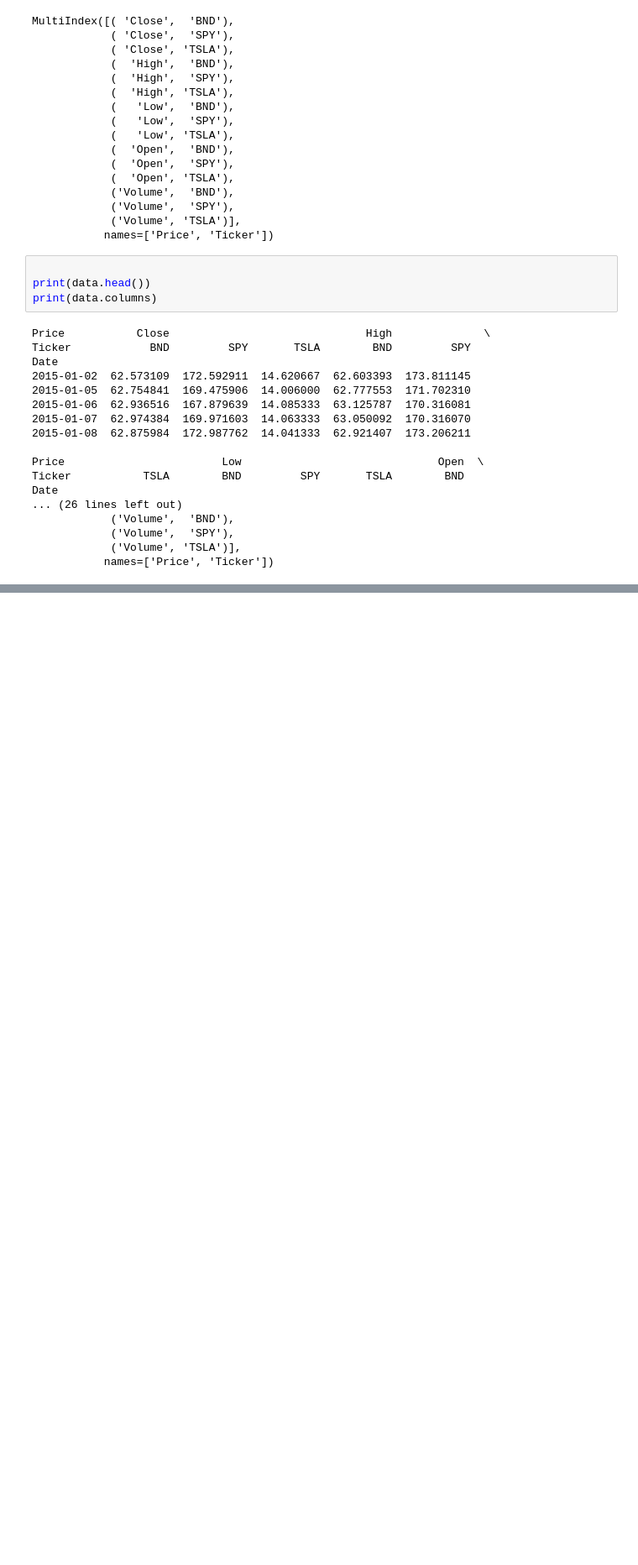
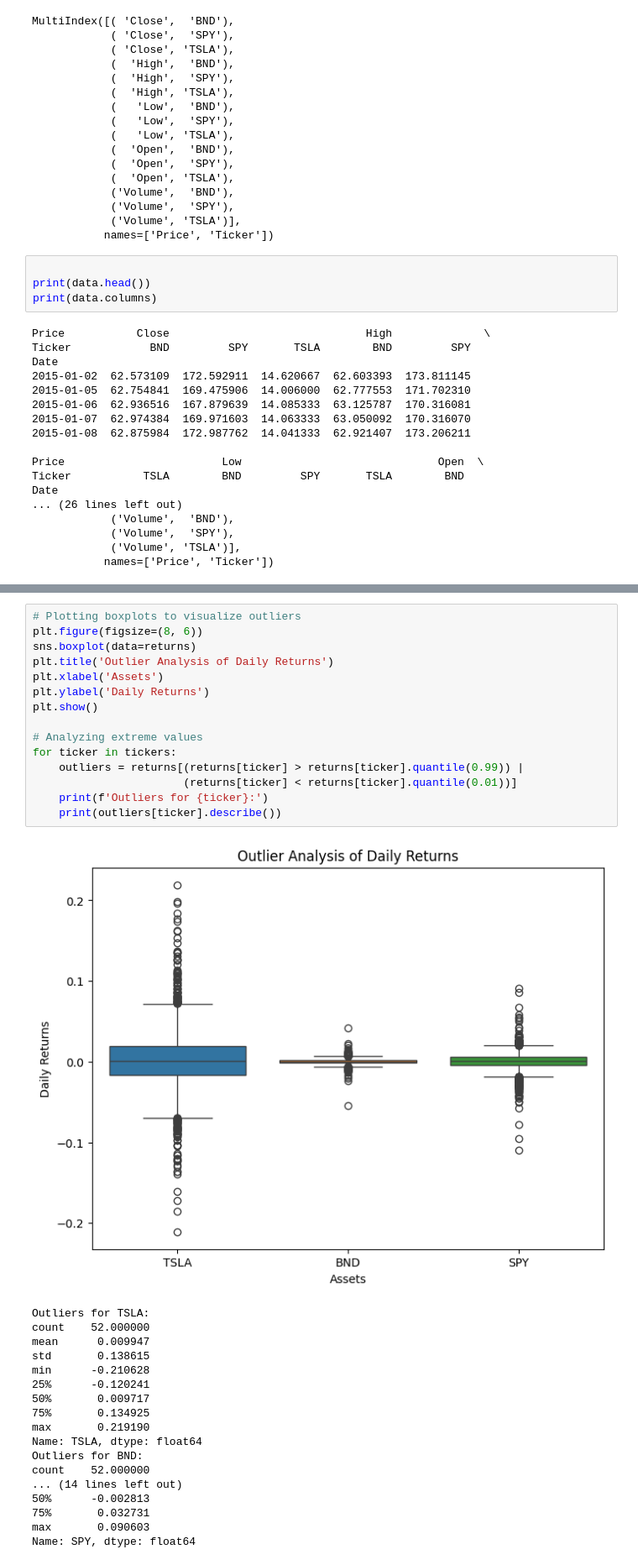
Before and after one commit to hasankere/Week11_project, a Jupyter notebook: notebooks/GMF.ipynb, the cells around one changed output, grey strips where cells are left out. Shown at 84% size. Drawn from its saved outputs; the diff is of its cells as text; blank space fills up the shorter version.

```diff
--- a/notebooks/GMF.ipynb
+++ b/notebooks/GMF.ipynb
@@ -58,0 +229,34 @@ Date
+# %%
+# Plotting boxplots to visualize outliers
+plt.figure(figsize=(8, 6))
+sns.boxplot(data=returns)
+plt.title('Outlier Analysis of Daily Returns')
+plt.xlabel('Assets')
+plt.ylabel('Daily Returns')
+plt.show()
+
+# Analyzing extreme values
+for ticker in tickers:
+    outliers = returns[(returns[ticker] > returns[ticker].quantile(0.99)) |
+                       (returns[ticker] < returns[ticker].quantile(0.01))]
+    print(f'Outliers for {ticker}:')
+    print(outliers[ticker].describe())
+# %% [output]
+[figure, added]
+Outliers for TSLA:
+count    52.000000
+mean      0.009947
+std       0.138615
+min      -0.210628
+25%      -0.120241
+50%       0.009717
+75%       0.134925
+max       0.219190
+Name: TSLA, dtype: float64
+Outliers for BND:
+count    52.000000
+... (14 lines left out)
+50%      -0.002813
+75%       0.032731
+max       0.090603
+Name: SPY, dtype: float64
```
Also changed, not shown: parts of 11 cells of this notebook.
